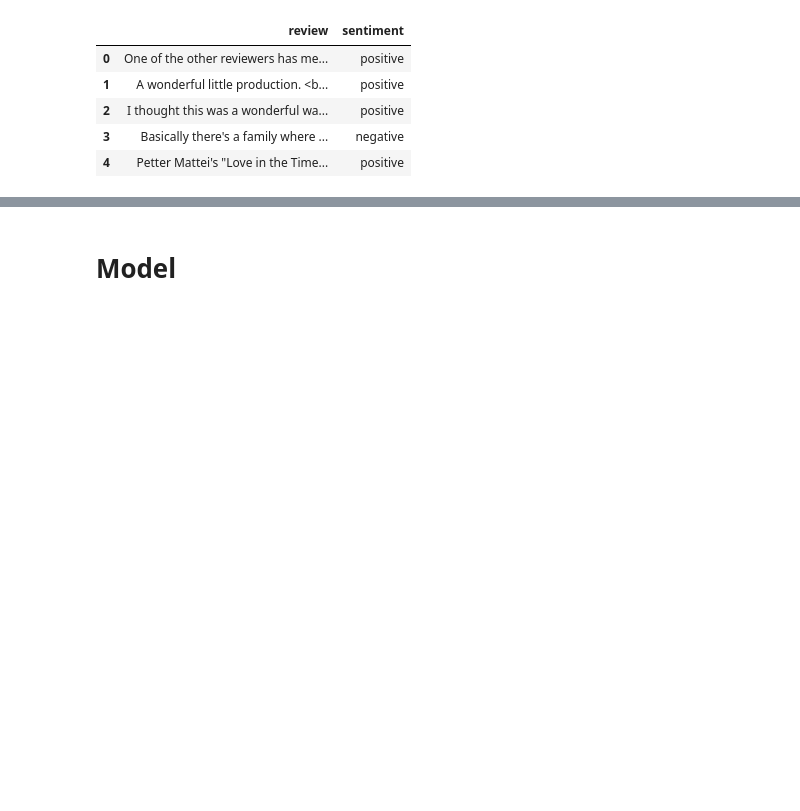
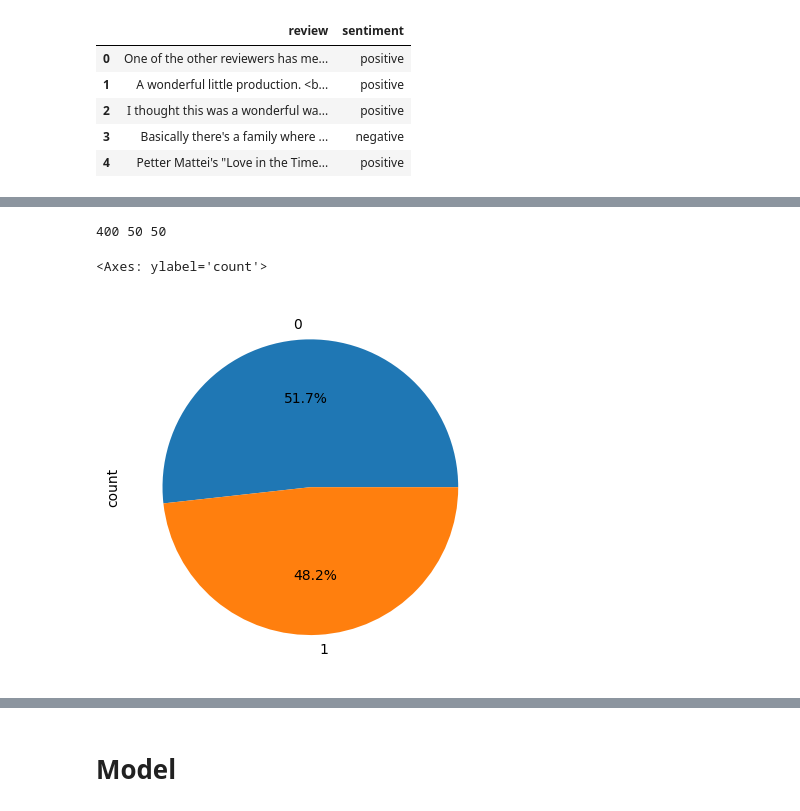
Before and after one commit to soumya-prabha-maiti/movie-review-classifier-bert, a Jupyter notebook: finetune-bert-on-imdb-reviews lightning.ipynb, the cells around one changed output, grey strips where cells are left out. Drawn from its saved outputs; the diff is of its cells as text; code cells hidden in the pictures; blank space fills up the shorter version.

```diff
--- a/finetune-bert-on-imdb-reviews lightning.ipynb
+++ b/finetune-bert-on-imdb-reviews lightning.ipynb
@@ -88,0 +81,11 @@ len(test)
+# %%
+train, val, test = np.split(df.sample(frac=1, random_state=42),
+                       [int(.8*len(df)), int(.9*len(df))])
+print(len(train), len(val), len(test))
+# %% [output]
+400 50 50
+# %%
+train['sentiment'].value_counts().plot(kind='pie', autopct='%1.1f%%')
+# %% [output]
+<Axes: ylabel='count'>
+[figure, added]
```
Also changed, not shown: parts of 19 cells of this notebook.
